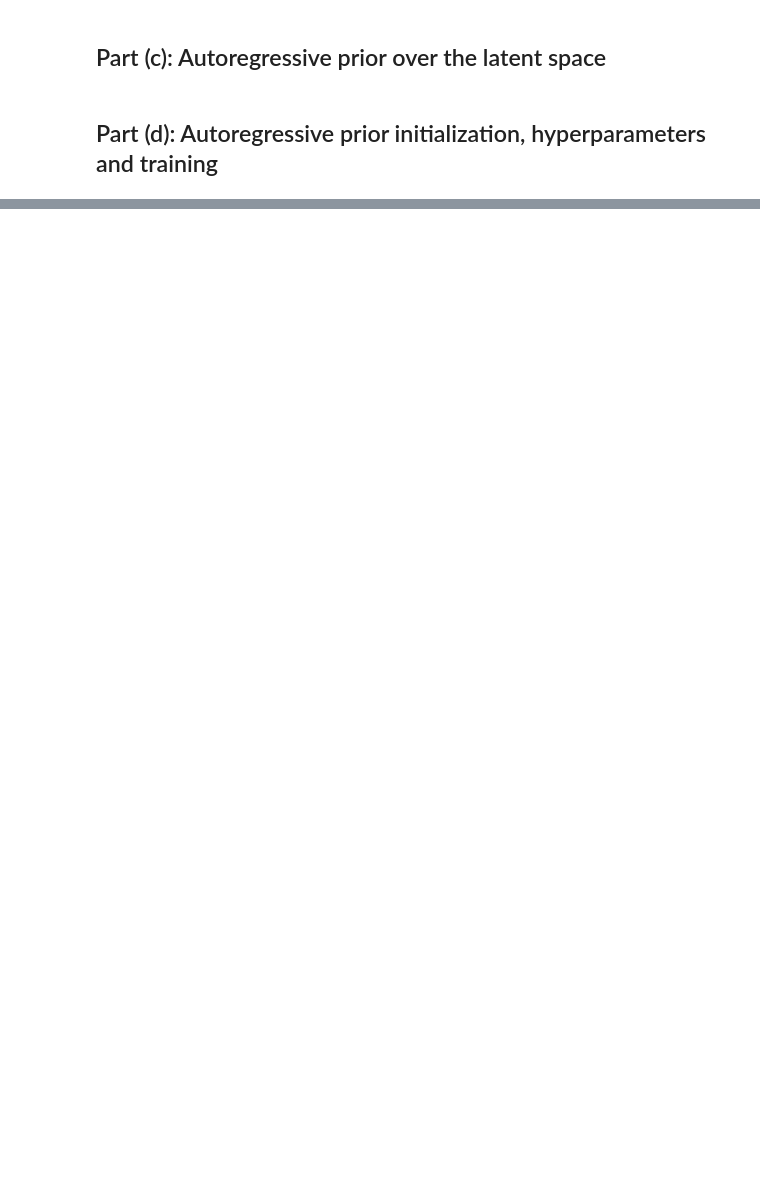
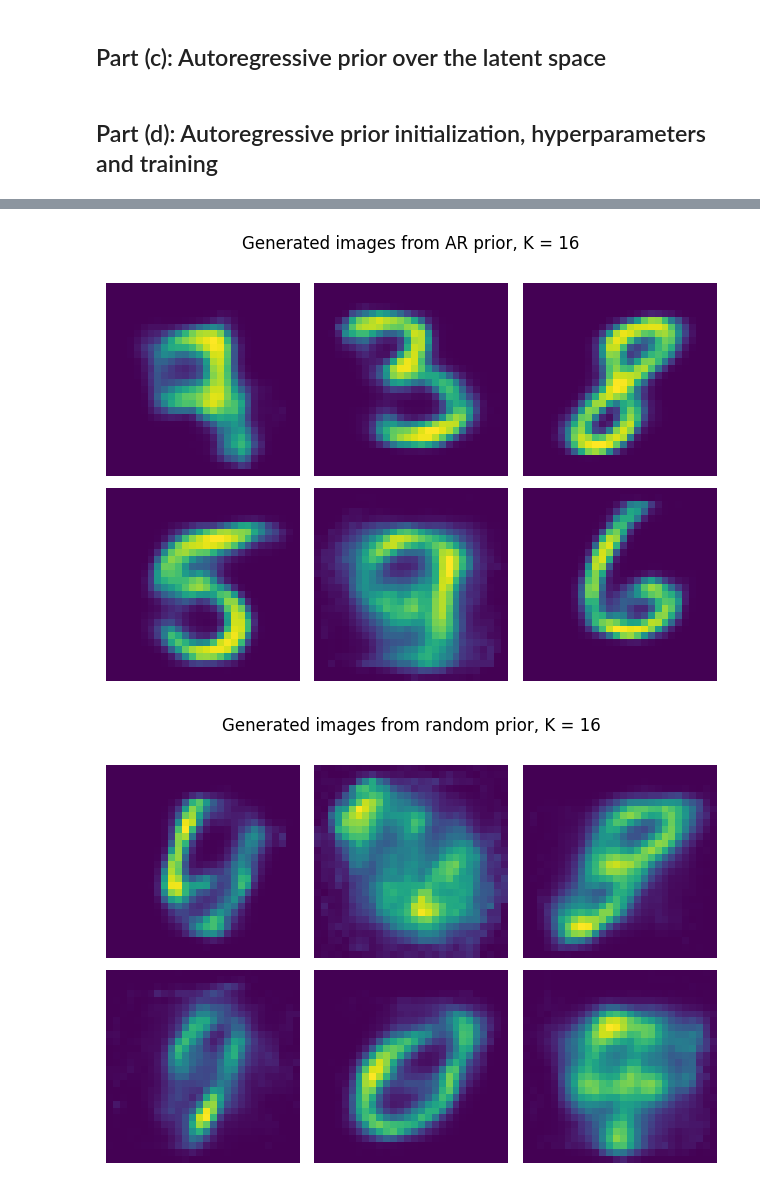
Before and after one commit to LHoeber/GDL, a Jupyter notebook: HW1/Assignment1_GDL-SS26.ipynb, the cells around one changed output, grey strips where cells are left out. Cells and saved outputs as stored; diff of their text form; code cells hidden in the pictures; blank space fills up the shorter version.

```diff
--- a/HW1/Assignment1_GDL-SS26.ipynb
+++ b/HW1/Assignment1_GDL-SS26.ipynb
@@ -351,0 +484,37 @@ nll_prior = training_ar_prior(name=result_dir + name, num_epochs=num_epochs_arm,
+# %%
+# TODO: Generate final samples from the full model.
+# Sample index sequences from the AR prior, then decode with the frozen VQ-VAE decoder.
+
+num_samples = 6
+sampled_indices = ar_prior.sample(num_samples)
+output_samples = vqvae.decode_indices(sampled_indices)
+
+reconstructed_images = output_samples.reshape(-1,image_dim, image_dim).detach().numpy()
+
+# TODO: Visualize the final samples from the full model.
+fig, axs = plt.subplots(int(np.ceil(num_samples/3)),3,layout = "tight")
+for i in range(int(np.ceil(num_samples/3))):
+    for j in range(3):
+        axs[i][j].imshow(reconstructed_images[i*3+j])
+        axs[i][j].axis("off")
+plt.suptitle(f"Generated images from AR prior, K = {K}")
+plt.show()
+fig.savefig(plot_folder+f"ar_prior_generations_{K}.png")
+
+
+#ADDITIONAL: generation with randomly drawn indices, no prior
+random_indices = torch.randint(0, K, (num_samples, num_latents))
+random_output = vqvae.decode_indices(random_indices)
+
+random_reconstructions = random_output.reshape(-1, 28, 28)
+fig, axs = plt.subplots(int(np.ceil(num_samples/3)),3,layout = "tight")
+for i in range(int(np.ceil(num_samples/3))):
+    for j in range(3):
+        axs[i][j].imshow(random_reconstructions[i*3+j])
+        axs[i][j].axis("off")
+plt.suptitle(f"Generated images from random prior, K = {K}")
+plt.show()
+fig.savefig(plot_folder+f"random_generations_{K}.png")
+# %% [output]
+[figure, added]
+[figure, added]
```
Also changed, not shown: parts of 13 cells of this notebook, 17 other files.
